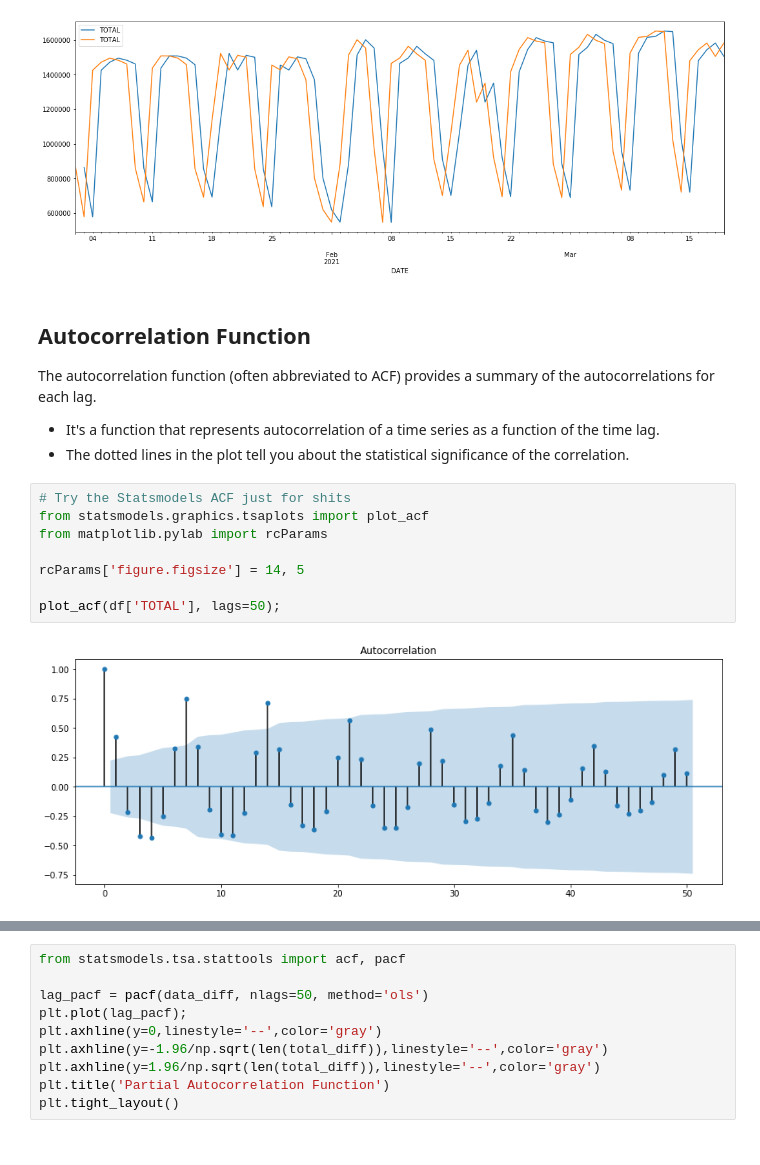
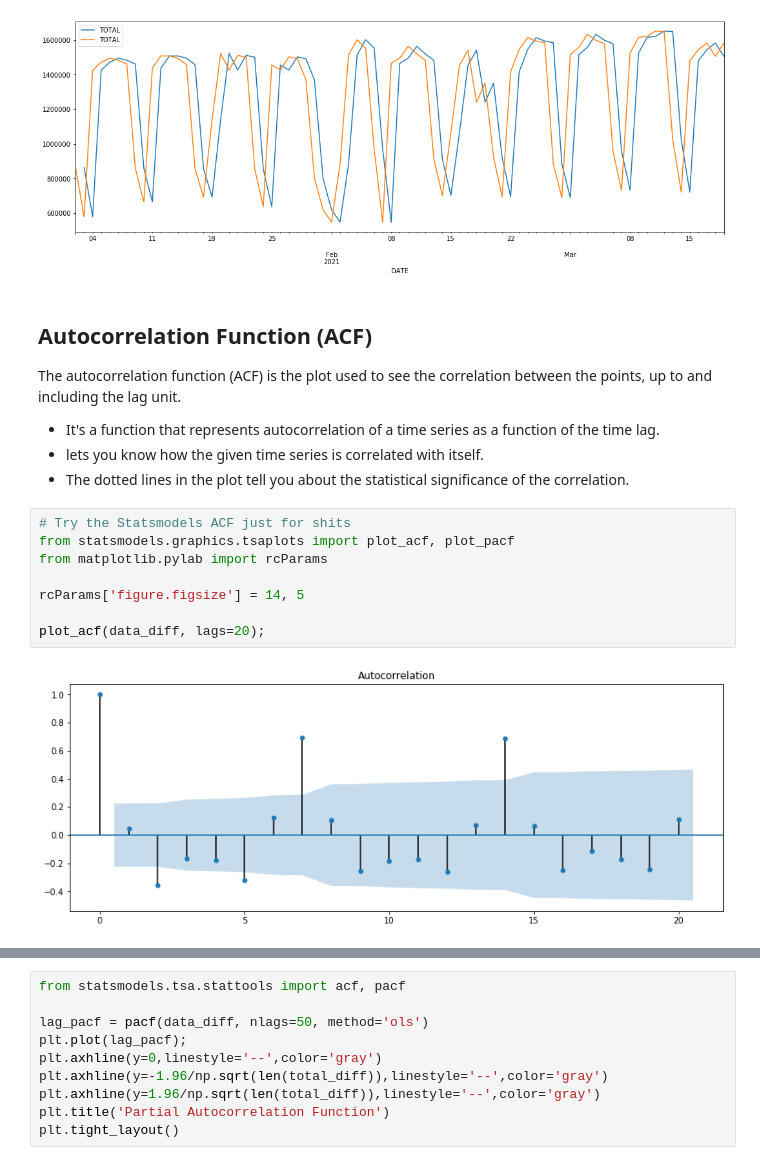
Before and after one commit to justinm0rgan/mta-turnstile-covid, a Jupyter notebook: modeling.ipynb, the cells around one changed output, grey strips where cells are left out. Cells and saved outputs as stored; diff of their text form.

```diff
--- a/modeling.ipynb
+++ b/modeling.ipynb
@@ -276,20 +277,21 @@ lag_1.plot(figsize=(18,6));
 # %% [output]
 [figure]
 # %% [markdown]
-## Autocorrelation Function
-The autocorrelation function (often abbreviated to ACF) provides a summary of the autocorrelations for each lag.
+## Autocorrelation Function (ACF)
+The autocorrelation function (ACF) is the plot used to see the correlation between the points, up to and including the lag unit.
 - It's a function that represents autocorrelation of a time series as a function of the time lag.
+- lets you know how the given time series is correlated with itself.
 - The dotted lines in the plot tell you about the statistical significance of the correlation.
 # %%
 # Try the Statsmodels ACF just for shits
-from statsmodels.graphics.tsaplots import plot_acf
+from statsmodels.graphics.tsaplots import plot_acf, plot_pacf
 from matplotlib.pylab import rcParams
 
 rcParams['figure.figsize'] = 14, 5
 
-plot_acf(df['TOTAL'], lags=50);
+plot_acf(data_diff, lags=20);
 # %% [output]
-[figure, old version]
+[figure, new version]
 # %%
 # Try the Pandas AC Function
 plt.figure(figsize=(12,5))
```
Also changed, not shown: parts of 17 cells of this notebook.
